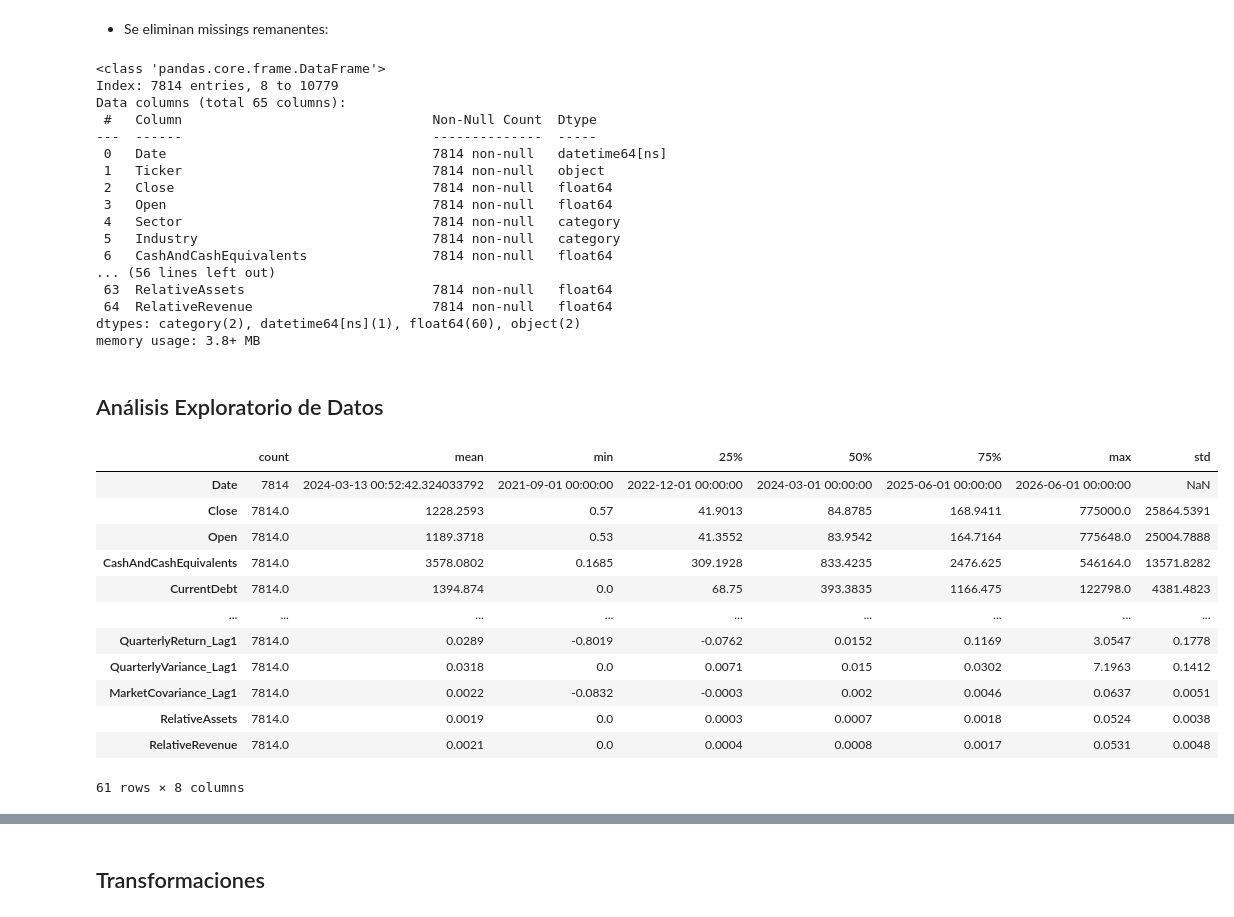
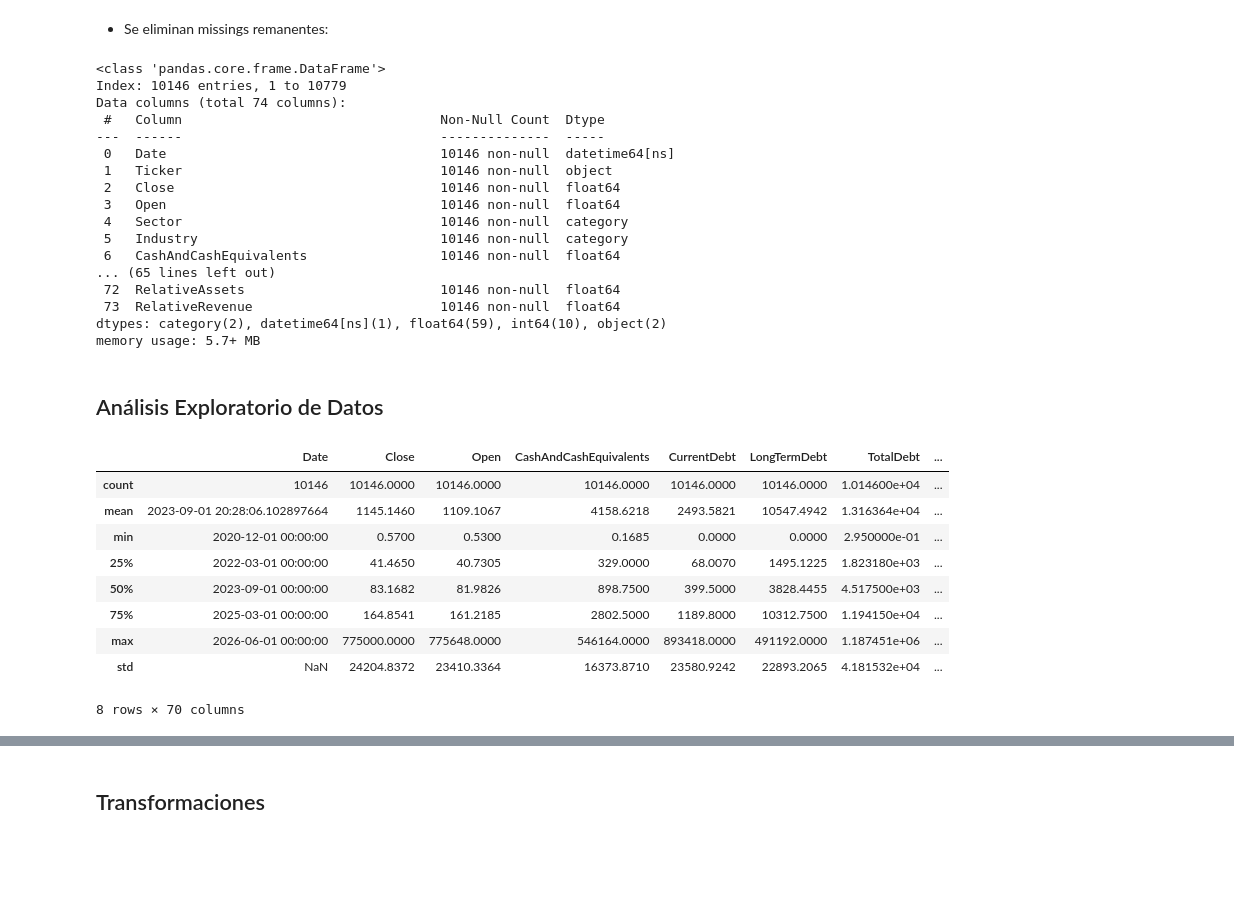
Before and after one commit to sebakremis/FinDataMining, a Jupyter notebook: 02_Notebook_Transformacion.ipynb, the cells around one changed output, grey strips where cells are left out. Saved outputs shown, nothing was run; the diff lists cells and outputs as text; code cells hidden in the pictures; blank space fills up the shorter version.

```diff
--- a/02_Notebook_Transformacion.ipynb
+++ b/02_Notebook_Transformacion.ipynb
@@ -471,10 +466,11 @@ df_with_features = calcular_aceleraciones(df_with_features, crecimiento_cols)
 # Se abre el fichero de precios del Índice del Mercado para calcular las covarianzas
 df_index = pd.read_parquet(f"{data_folder}/market_index.parquet")
 
-df_with_features = calcular_retornos(df_with_features, df_index)
+df_with_returns = calcular_retornos_y_betas(df_with_acc, df_index)
+mostrar_missings(df_with_returns)
 # %% [markdown]
 * Se calculan tamaños relativos: RelativeAssets y RelativeRevenue
 # %%
-df_with_features = calcular_relative_size(df_with_features)
+df_with_features = calcular_relative_size(df_with_returns)
 mostrar_missings(df_with_features)
 # %% [output]
@@ -496,6 +486,6 @@ Length: 65, dtype: float64
 * Se aplica la imputación por medias móviles para las métricas calculadas:
 # %%
 # Se aplica la imputación de medias móviles sobre las nuevas variables
-df_imputed = imputar_numericas(df_with_features)
-df_imputed.info()
+df_final_num_imputed = imputar_numericas(df_with_features)
+mostrar_missings(df_final_num_imputed)
 # %% [output]
@@ -514,43 +498,42 @@ Length: 65, dtype: float64
 # %% [markdown]
 * Se eliminan missings remanentes:
 # %%
-cols_no_relevantes = []
-df_imputed = quitar_nulos_relevantes(df_imputed, cols_no_relevantes)
-df_imputed.info()
+cols_no_relevantes = [
+    'GrossProfit_TTM',
+    ]
+df_final_imputed = quitar_nulos_relevantes(df_final_num_imputed, cols_no_relevantes)
+df_final_imputed.info()
 # %% [output]
 <class 'pandas.core.frame.DataFrame'>
-Index: 7814 entries, 8 to 10779
-Data columns (total 65 columns):
- #   Column                                Non-Null Count  Dtype
----  ------                                --------------  -----
- 0   Date                                  7814 non-null   datetime64[ns]
- 1   Ticker                                7814 non-null   object
- 2   Close                                 7814 non-null   float64
- 3   Open                                  7814 non-null   float64
- 4   Sector                                7814 non-null   category
- 5   Industry                              7814 non-null   category
- 6   CashAndCashEquivalents                7814 non-null   float64
-... (56 lines left out)
- 63  RelativeAssets                        7814 non-null   float64
- 64  RelativeRevenue                       7814 non-null   float64
-dtypes: category(2), datetime64[ns](1), float64(60), object(2)
-memory usage: 3.8+ MB
+Index: 10146 entries, 1 to 10779
+Data columns (total 74 columns):
+ #   Column                                 Non-Null Count  Dtype
+---  ------                                 --------------  -----
+ 0   Date                                   10146 non-null  datetime64[ns]
+ 1   Ticker                                 10146 non-null  object
+ 2   Close                                  10146 non-null  float64
+ 3   Open                                   10146 non-null  float64
+ 4   Sector                                 10146 non-null  category
+ 5   Industry                               10146 non-null  category
+ 6   CashAndCashEquivalents                 10146 non-null  float64
+... (65 lines left out)
+ 72  RelativeAssets                         10146 non-null  float64
+ 73  RelativeRevenue                        10146 non-null  float64
+dtypes: category(2), datetime64[ns](1), float64(59), int64(10), object(2)
+memory usage: 5.7+ MB
 # %% [markdown]
 ## Análisis Exploratorio de Datos
 # %%
 # Distribución de variables contínuas
-df_imputed.describe().round(4).T
+df_final_imputed.describe().round(4)
 # %% [output]
-|  | count | mean | min | 25% | 50% | 75% | max | std |
-| Date | 7814 | 2024-03-13 00:52:42.324033792 | 2021-09-01 00:00:00 | 2022-12-01 00:00:00 | 2024-03-01 00:00:00 | 2025-06-01 00:00:00 | 2026-06-01 00:00:00 | NaN |
-| Close | 7814.0 | 1228.2593 | 0.57 | 41.9013 | 84.8785 | 168.9411 | 775000.0 | 25864.5391 |
-| Open | 7814.0 | 1189.3718 | 0.53 | 41.3552 | 83.9542 | 164.7164 | 775648.0 | 25004.7888 |
-| CashAndCashEquivalents | 7814.0 | 3578.0802 | 0.1685 | 309.1928 | 833.4235 | 2476.625 | 546164.0 | 13571.8282 |
-| CurrentDebt | 7814.0 | 1394.874 | 0.0 | 68.75 | 393.3835 | 1166.475 | 122798.0 | 4381.4823 |
-| ... | ... | ... | ... | ... | ... | ... | ... | ... |
-| QuarterlyReturn_Lag1 | 7814.0 | 0.0289 | -0.8019 | -0.0762 | 0.0152 | 0.1169 | 3.0547 | 0.1778 |
-| QuarterlyVariance_Lag1 | 7814.0 | 0.0318 | 0.0 | 0.0071 | 0.015 | 0.0302 | 7.1963 | 0.1412 |
-| MarketCovariance_Lag1 | 7814.0 | 0.0022 | -0.0832 | -0.0003 | 0.002 | 0.0046 | 0.0637 | 0.0051 |
-| RelativeAssets | 7814.0 | 0.0019 | 0.0 | 0.0003 | 0.0007 | 0.0018 | 0.0524 | 0.0038 |
-| RelativeRevenue | 7814.0 | 0.0021 | 0.0 | 0.0004 | 0.0008 | 0.0017 | 0.0531 | 0.0048 |
+|  | Date | Close | Open | CashAndCashEquivalents | CurrentDebt | LongTermDebt | TotalDebt | ... |
+| count | 10146 | 10146.0000 | 10146.0000 | 10146.0000 | 10146.0000 | 10146.0000 | 1.014600e+04 | ... |
+| mean | 2023-09-01 20:28:06.102897664 | 1145.1460 | 1109.1067 | 4158.6218 | 2493.5821 | 10547.4942 | 1.316364e+04 | ... |
+| min | 2020-12-01 00:00:00 | 0.5700 | 0.5300 | 0.1685 | 0.0000 | 0.0000 | 2.950000e-01 | ... |
+| 25% | 2022-03-01 00:00:00 | 41.4650 | 40.7305 | 329.0000 | 68.0070 | 1495.1225 | 1.823180e+03 | ... |
+| 50% | 2023-09-01 00:00:00 | 83.1682 | 81.9826 | 898.7500 | 399.5000 | 3828.4455 | 4.517500e+03 | ... |
+| 75% | 2025-03-01 00:00:00 | 164.8541 | 161.2185 | 2802.5000 | 1189.8000 | 10312.7500 | 1.194150e+04 | ... |
+| max | 2026-06-01 00:00:00 | 775000.0000 | 775648.0000 | 546164.0000 | 893418.0000 | 491192.0000 | 1.187451e+06 | ... |
+| std | NaN | 24204.8372 | 23410.3364 | 16373.8710 | 23580.9242 | 22893.2065 | 4.181532e+04 | ... |
-61 rows × 8 columns
+8 rows × 70 columns
```
Also changed, not shown: parts of 30 cells of this notebook, 1 other file.
